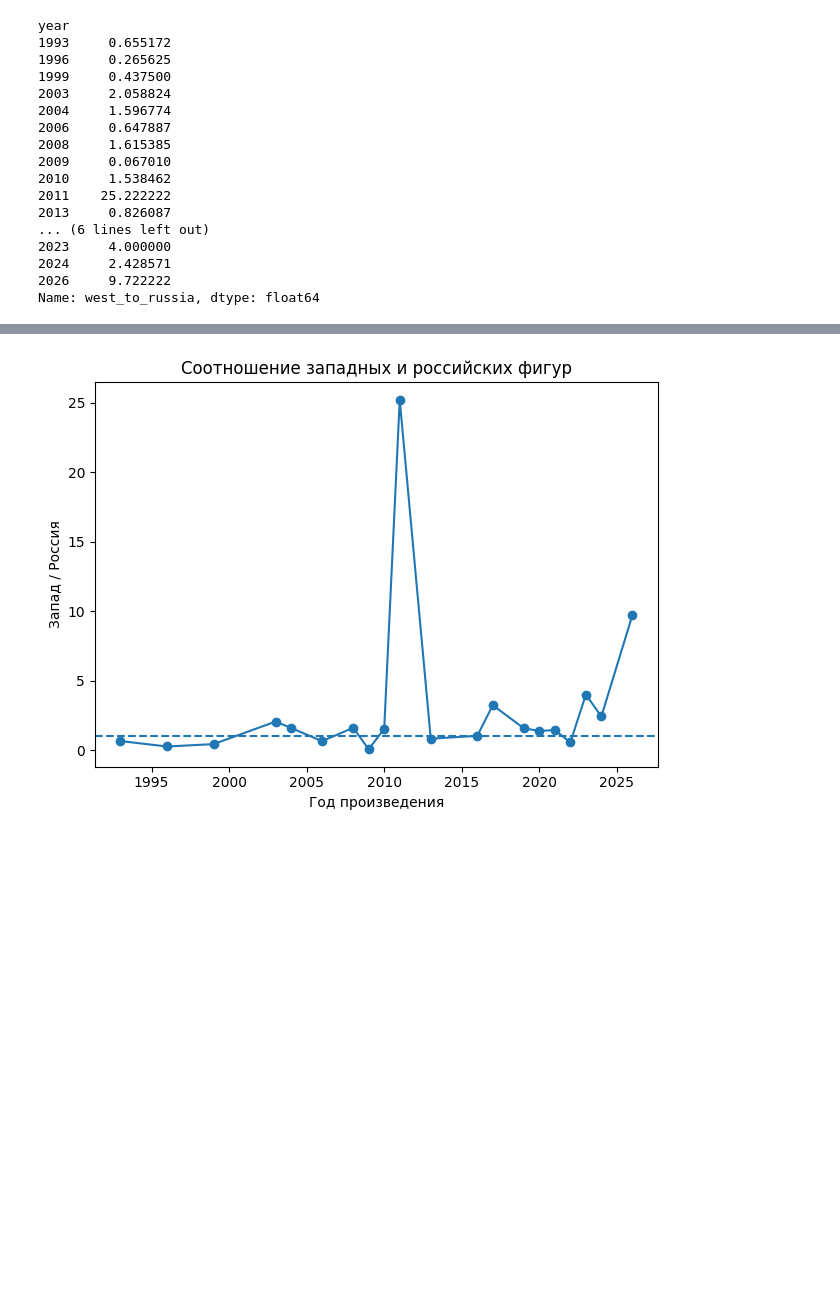
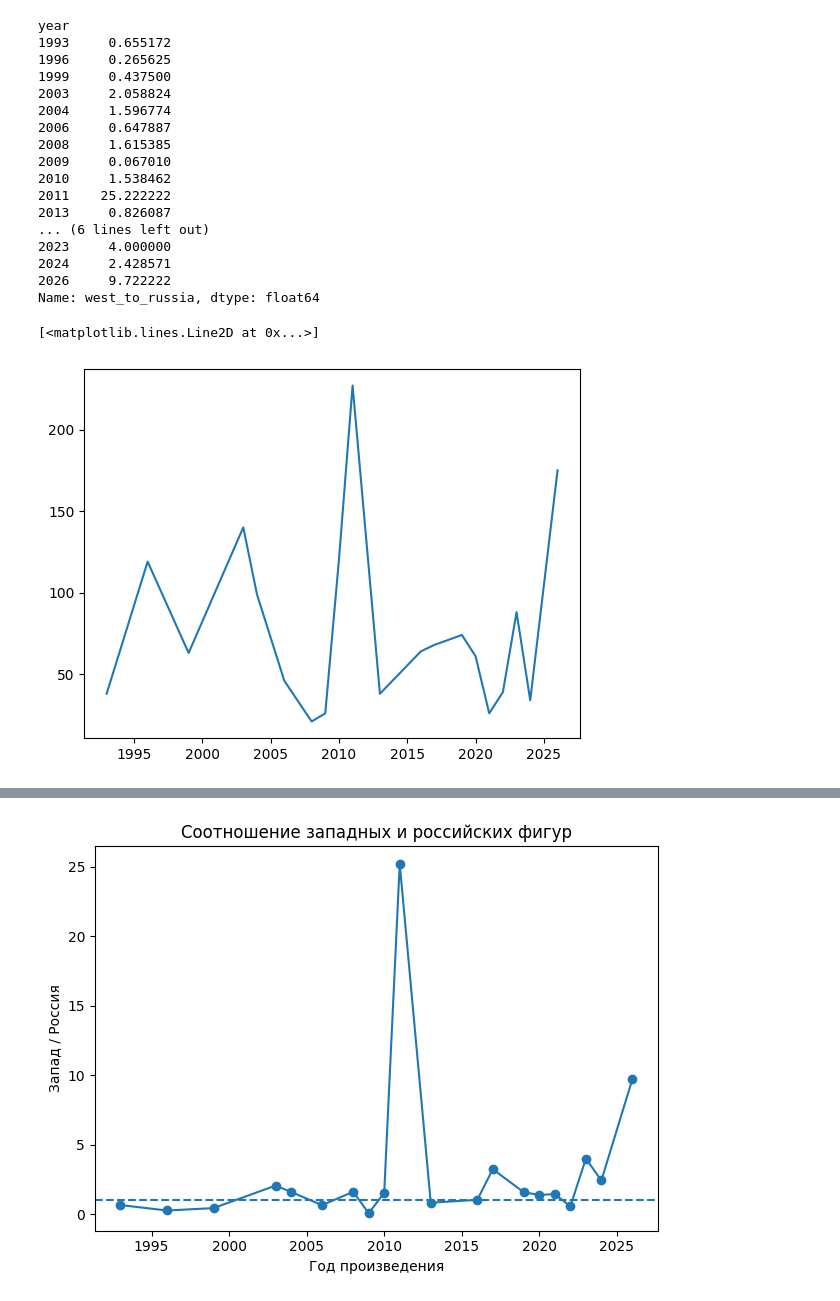
Before and after one commit to rybalkoiv/Pelevin_NER, a Jupyter notebook: analize.ipynb, the cells around one changed output, grey strips where cells are left out. Drawn from its saved outputs; the diff is of its cells as text; code cells hidden in the pictures; blank space fills up the shorter version.

```diff
--- a/analize.ipynb
+++ b/analize.ipynb
@@ -568,3 +659,8 @@ year
 2024     2.428571
 2026     9.722222
 Name: west_to_russia, dtype: float64
+# %%
+plt.plot(pivot["Запад"])
+# %% [output]
+[<matplotlib.lines.Line2D at 0x...>]
+[figure, added]
```
Also changed, not shown: parts of 19 cells of this notebook.
